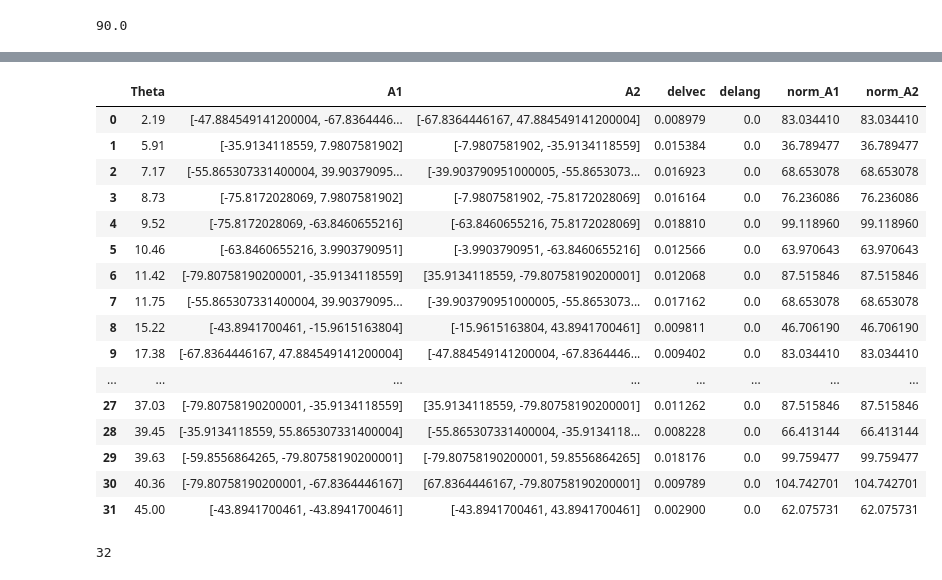
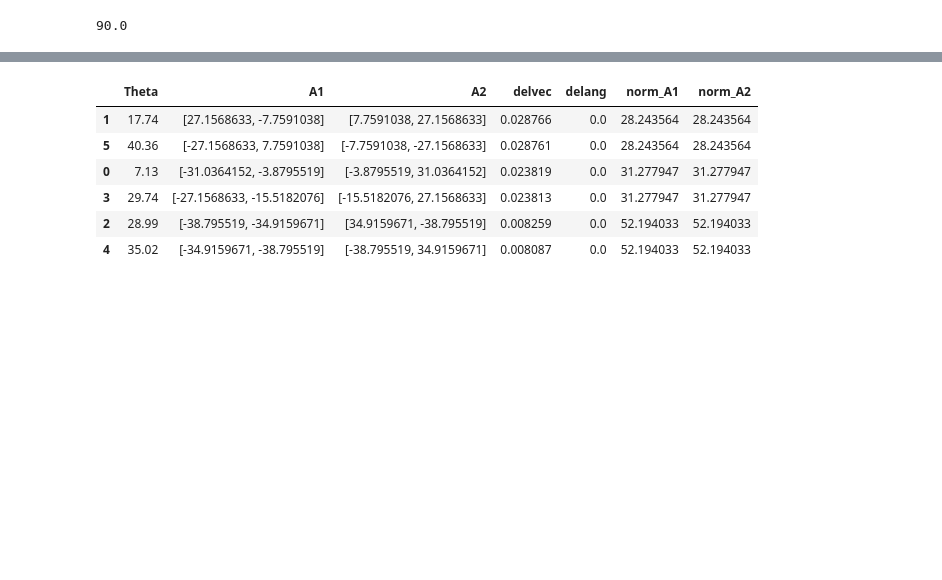
Before and after one commit to anikeya9/Multi-Layer-Moire-MLM-, a Jupyter notebook: notebooks/Bi-layer_structure_finder.ipynb, the cells around one changed output, grey strips where cells are left out. Saved outputs shown, nothing was run; the diff lists cells and outputs as text; code cells hidden in the pictures; blank space fills up the shorter version.

```diff
--- a/notebooks/Bi-layer_structure_finder.ipynb
+++ b/notebooks/Bi-layer_structure_finder.ipynb
@@ -12,6 +9,6 @@ from match import run_and_filter
 # %%
-file_1 = "../moire_structures/bto/bto_5-layer.vasp"
-file_2 = "../moire_structures/bto/bto_5-layer.vasp"
+file_1 = "../moire_structures/PTO_STO/pto_tetra_monolayer.vasp"
+file_2 = "../moire_structures/PTO_STO/STO_centered_unit_cell_cubic_monolayer.vasp"
 # %%
 lattice_vectors1, atom_type_arr1, dat1 = mlf.read_vasp(file_1)
 # %%
@@ -27,5 +24,5 @@ mlf.angle_between(lattice_vectors1['a'],lattice_vectors1['b'])
 # %%
 results = run_and_filter(a1=lattice_vectors1['a'][0:2],a2=lattice_vectors1['b'][0:2],
                       g1=lattice_vectors2['a'][0:2],g2=lattice_vectors2['b'][0:2],
-                      degmin=3.90, degmax = 4.00, degstep = 0.01,
-                      dtol = 5e-4, nmin = -40, nmax = 40, goodangles = [90.0])
+                      degmin=1.0, degmax = 45.00, degstep = 0.01,
+                      dtol = 9e-3, nmin = -10, nmax = 10, goodangles = [90.0])
@@ -106,8 +88,12 @@ final_rsdf.sort_values(by="delvec", ascending=True).head(60)
 # %%
 tol = 0.05  # Theta‐difference tolerance for “closeness”
 
+# NEW: filter where norm_A1 ≈ norm_A2 within 0.1
+df_filtered = resdf[abs(resdf['norm_A1'] - resdf['norm_A2']) <= 0.1]
+
 # 1) sort by Theta
-df_sorted = final_rsdf.sort_values('Theta').reset_index(drop=True)
+df_sorted = df_filtered.sort_values('Theta').reset_index(drop=True)
+
 
 keep_idxs = []           # indices of the rows we'll keep
 current_group = [0]      # start with the first row in group
@@ -132,23 +118,13 @@ keep_idxs.append(best)
 # select and restore original order (optional)
 result = df_sorted.loc[keep_idxs].sort_index().reset_index(drop=True)
 # %%
-result.sort_values(by="Theta", ascending=True).head(60)
+result.sort_values(by="norm_A1", ascending=True).head(60)
 # %% [output]
 |  | Theta | A1 | A2 | delvec | delang | norm_A1 | norm_A2 |
-| 0 | 2.19 | [-47.884549141200004, -67.8364446... | [-67.8364446167, 47.884549141200004] | 0.008979 | 0.0 | 83.034410 | 83.034410 |
-| 1 | 5.91 | [-35.9134118559, 7.9807581902] | [-7.9807581902, -35.9134118559] | 0.015384 | 0.0 | 36.789477 | 36.789477 |
-| 2 | 7.17 | [-55.865307331400004, 39.90379095... | [-39.903790951000005, -55.8653073... | 0.016923 | 0.0 | 68.653078 | 68.653078 |
-| 3 | 8.73 | [-75.8172028069, 7.9807581902] | [-7.9807581902, -75.8172028069] | 0.016164 | 0.0 | 76.236086 | 76.236086 |
-| 4 | 9.52 | [-75.8172028069, -63.8460655216] | [-63.8460655216, 75.8172028069] | 0.018810 | 0.0 | 99.118960 | 99.118960 |
-| 5 | 10.46 | [-63.8460655216, 3.9903790951] | [-3.9903790951, -63.8460655216] | 0.012566 | 0.0 | 63.970643 | 63.970643 |
-| 6 | 11.42 | [-79.80758190200001, -35.9134118559] | [35.9134118559, -79.80758190200001] | 0.012068 | 0.0 | 87.515846 | 87.515846 |
-| 7 | 11.75 | [-55.865307331400004, 39.90379095... | [-39.903790951000005, -55.8653073... | 0.017162 | 0.0 | 68.653078 | 68.653078 |
-| 8 | 15.22 | [-43.8941700461, -15.9615163804] | [-15.9615163804, 43.8941700461] | 0.009811 | 0.0 | 46.706190 | 46.706190 |
-| 9 | 17.38 | [-67.8364446167, 47.884549141200004] | [-47.884549141200004, -67.8364446... | 0.009402 | 0.0 | 83.034410 | 83.034410 |
-| ... | ... | ... | ... | ... | ... | ... | ... |
-| 27 | 37.03 | [-79.80758190200001, -35.9134118559] | [35.9134118559, -79.80758190200001] | 0.011262 | 0.0 | 87.515846 | 87.515846 |
-| 28 | 39.45 | [-35.9134118559, 55.865307331400004] | [-55.865307331400004, -35.9134118... | 0.008228 | 0.0 | 66.413144 | 66.413144 |
-| 29 | 39.63 | [-59.8556864265, -79.80758190200001] | [-79.80758190200001, 59.8556864265] | 0.018176 | 0.0 | 99.759477 | 99.759477 |
-| 30 | 40.36 | [-79.80758190200001, -67.8364446167] | [67.8364446167, -79.80758190200001] | 0.009789 | 0.0 | 104.742701 | 104.742701 |
-| 31 | 45.00 | [-43.8941700461, -43.8941700461] | [-43.8941700461, 43.8941700461] | 0.002900 | 0.0 | 62.075731 | 62.075731 |
+| 1 | 17.74 | [27.1568633, -7.7591038] | [7.7591038, 27.1568633] | 0.028766 | 0.0 | 28.243564 | 28.243564 |
+| 5 | 40.36 | [-27.1568633, 7.7591038] | [-7.7591038, -27.1568633] | 0.028761 | 0.0 | 28.243564 | 28.243564 |
+| 0 | 7.13 | [-31.0364152, -3.8795519] | [-3.8795519, 31.0364152] | 0.023819 | 0.0 | 31.277947 | 31.277947 |
+| 3 | 29.74 | [-27.1568633, -15.5182076] | [-15.5182076, 27.1568633] | 0.023813 | 0.0 | 31.277947 | 31.277947 |
+| 2 | 28.99 | [-38.795519, -34.9159671] | [34.9159671, -38.795519] | 0.008259 | 0.0 | 52.194033 | 52.194033 |
+| 4 | 35.02 | [-34.9159671, -38.795519] | [-38.795519, 34.9159671] | 0.008087 | 0.0 | 52.194033 | 52.194033 |
 # %%
@@ -156,4 +132,2 @@ final_rsdf.to_pickle("../moire_structures/bto/bto_bilayer_5l.pkl")
 # %%
 len(result)
-# %% [output]
-32
```
Also changed, not shown: parts of 11 cells of this notebook, 3 other files.
